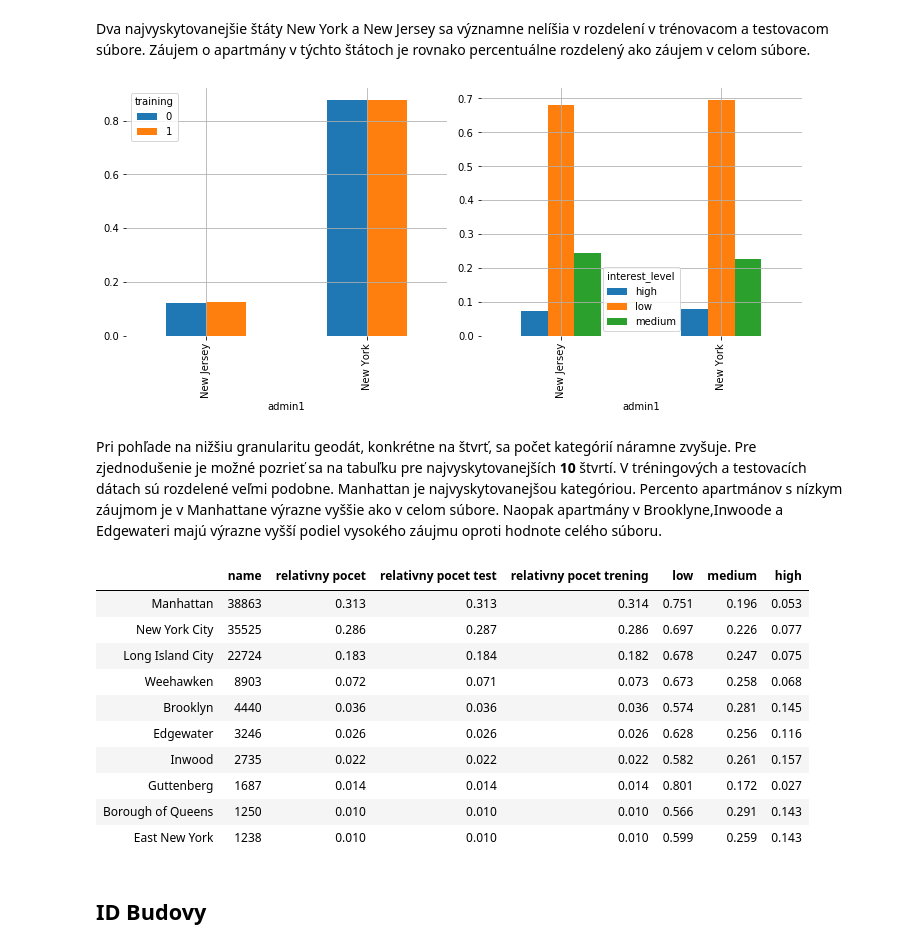
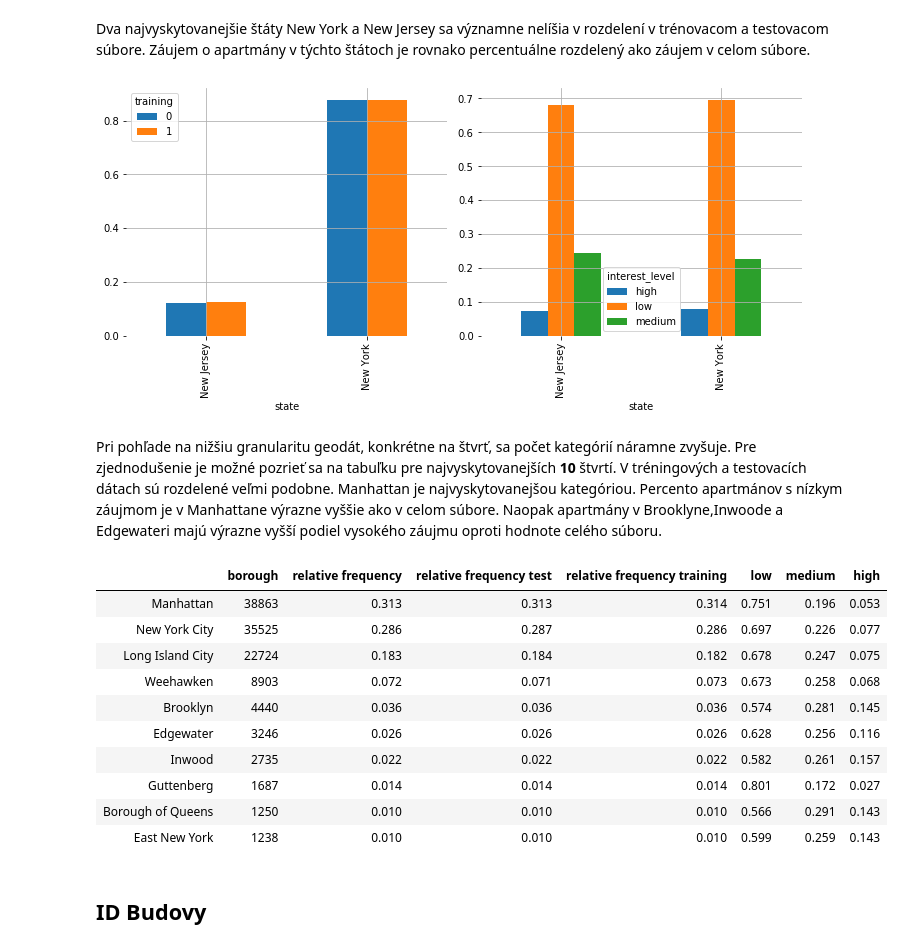
Before and after one commit to MiroslavBarus/2sigma, a Jupyter notebook: EDA.ipynb, the cells around one changed output. Saved outputs shown, nothing was run; the diff lists cells and outputs as text; code cells hidden in the pictures.

```diff
--- a/EDA.ipynb
+++ b/EDA.ipynb
@@ -47,0 +94,4 @@ Loading formatted geocoded file...
+# %%
+#df['feature']= df[column].apply(lambda x: [item.lower() for item in x])
+x = pd.Series([x for item in df['features'] for x in item]).value_counts()
+x
@@ -162,14 +242,14 @@ def many_categories_table(df,column,training,label,n):
     tr=df[df[training]==1]
     test=df[df[training]==0]
     x=pd.DataFrame(df[column].value_counts())
-    x['relativny pocet']=x[column]/df.shape[0]
+    x['relative frequency']=x[column]/df.shape[0]
     z=pd.DataFrame(data=tr[column].value_counts()/tr.shape[0])
-    z.columns=['relativny pocet trening']
+    z.columns=['relative frequency training']
     y=pd.DataFrame(data=test[column].value_counts()/test.shape[0])
-    y.columns=['relativny pocet test']
+    y.columns=['relative frequency test']
     w=pd.crosstab(df[column], df[label], normalize='index')
     out=x.join(z).join(y).join(w).head(n)
-    out=out[[column,'relativny pocet','relativny pocet test', 'relativny pocet trening', 'low', 'medium', 'high']]
+    out=out[[column,'relative frequency','relative frequency test', 'relative frequency training', 'low', 'medium', 'high']]
     return out
 def aggregate_hist(df,column,label,n_bins=10):
     x=pd.crosstab(df[column], df[label], normalize='index')
@@ -350,4 +513,6 @@ GH        41
 Name: cc, dtype: int64
 # %% [markdown]
 Hodnoty atribútu štát prezrádzajú ďalšie nezrovnalosti so zadaním, keďže okrem New Yorku a New Jersey sa s veľmi nízkou početnosťou vyskytujú v dátach aj apartmány z Massachusetts, Connecticutu, Kalifornie atď. Existujú štáty,ktoré sa vyskytujú len v trénovacích dátach, ale aj státy, ktoré sa naopak vyskytujú len v testovacích dátach. Pre potreby klasifikácie môže byť zaujímavý fakt, že v štátoch s nízkou početnosťou výskytu skončili apartmány skoro vždy ohodnotené nízkym záujmom.
+# %%
+df['state']=df['admin1']
 # %%
@@ -371,15 +536,17 @@ df['admin1'].value_counts(),compare_distributions(df=df[~df['admin1'].isin(['New
 # %% [markdown]
 Dva najvyskytovanejšie štáty New York a New Jersey sa významne nelíšia v rozdelení v trénovacom a testovacom súbore. Záujem o apartmány v týchto štátoch je rovnako percentuálne rozdelený ako záujem v celom súbore.
 # %%
-compare_distributions(df=df[df['admin1'].isin(['New Jersey','New York'])],label='interest_level',column='admin1',counts=False,training='training',kind='bar',n_bins=70,crosstab=False)
+compare_distributions(df=df[df['state'].isin(['New Jersey','New York'])],label='interest_level',column='state',counts=False,training='training',kind='bar',n_bins=70,crosstab=False)
 # %% [output]
-[figure, old version]
+[figure, new version]
 # %% [markdown]
 Pri pohľade na nižšiu granularitu geodát, konkrétne na štvrť, sa počet kategórií náramne zvyšuje. Pre zjednodušenie je možné pozrieť sa na tabuľku pre najvyskytovanejších **10** štvrtí. V tréningových a testovacích dátach sú rozdelené veľmi podobne. Manhattan je najvyskytovanejšou kategóriou. Percento apartmánov s nízkym záujmom je v Manhattane výrazne vyššie ako v celom súbore. Naopak apartmány v Brooklyne,Inwoode a Edgewateri majú výrazne vyšší podiel vysokého záujmu oproti hodnote celého súboru.
+# %%
+df['borough']=df['name']
 # %%
-many_categories_table(df,column='name',n=10,training='training',label='interest_level')
+many_categories_table(df,column='borough',n=10,training='training',label='interest_level')
 # %% [output]
-|  | name | relativny pocet | relativny pocet test | relativny pocet trening | low | medium | high |
+|  | borough | relative frequency | relative frequency test | relative frequency training | low | medium | high |
 | Manhattan | 38863 | 0.313 | 0.313 | 0.314 | 0.751 | 0.196 | 0.053 |
 | New York City | 35525 | 0.286 | 0.287 | 0.286 | 0.697 | 0.226 | 0.077 |
 | Long Island City | 22724 | 0.183 | 0.184 | 0.182 | 0.678 | 0.247 | 0.075 |
```
Also changed, not shown: parts of 20 cells of this notebook.
